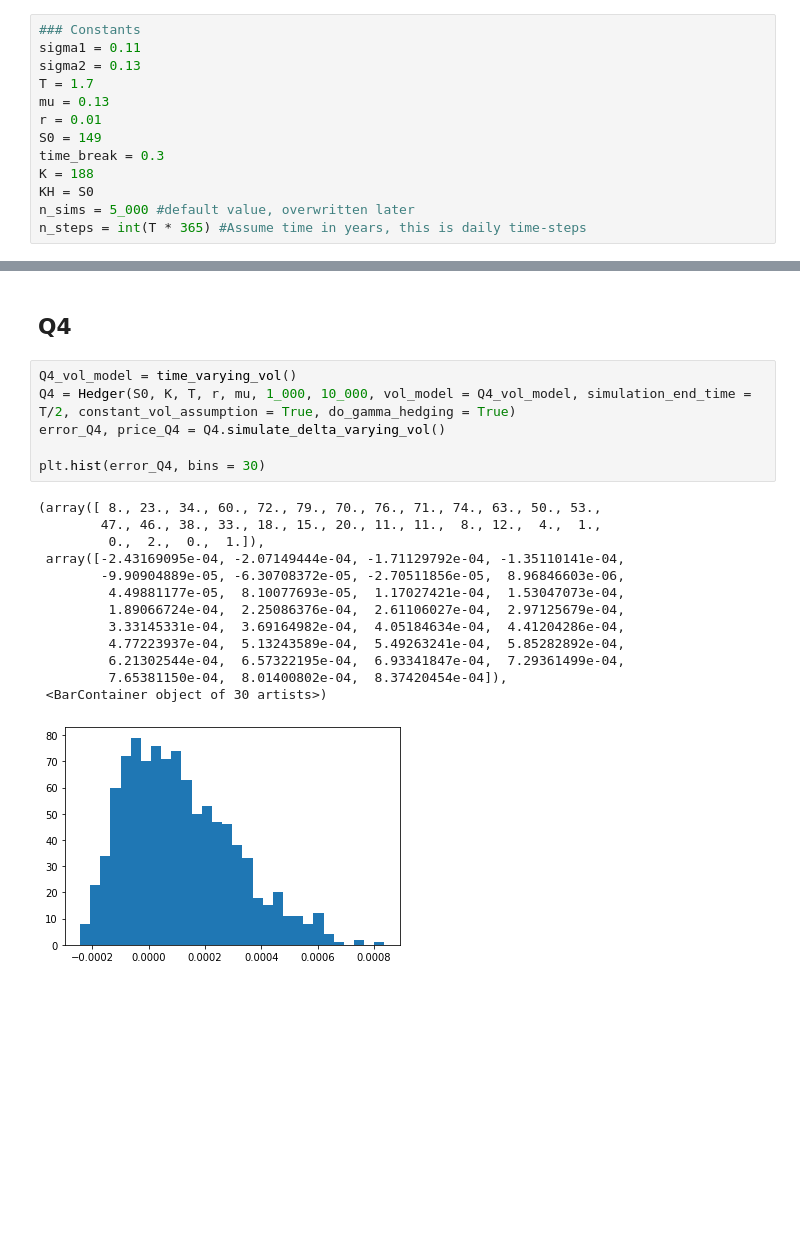
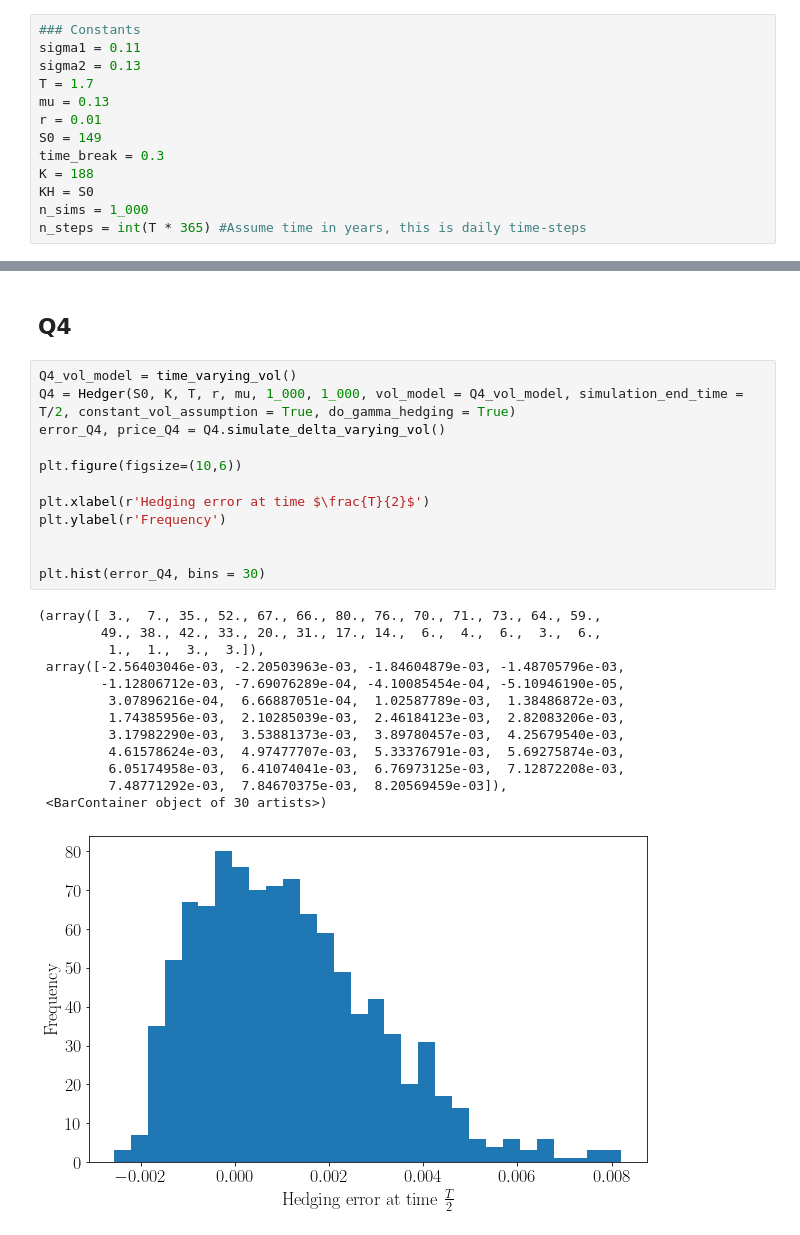
Before and after one commit to Jamjam1729/Masters_Coursework, a Jupyter notebook: notebook.ipynb, the cells around one changed output, grey strips where cells are left out. Drawn from its saved outputs; the diff is of its cells as text; blank space fills up the shorter version.

```diff
--- a/notebook.ipynb
+++ b/notebook.ipynb
@@ -18,7 +25,7 @@ S0 = 149
 time_break = 0.3
 K = 188
 KH = S0
-n_sims = 5_000 #default value, overwritten later
+n_sims = 1_000
 n_steps = int(T * 365) #Assume time in years, this is daily time-steps
 # %%
 ### Helper Functions
@@ -381,22 +349,28 @@ plt.hist(error_Q3, bins = 30)
 ## Q4
 # %%
 Q4_vol_model = time_varying_vol()
-Q4 = Hedger(S0, K, T, r, mu, 1_000, 10_000, vol_model = Q4_vol_model, simulation_end_time = T/2, constant_vol_assumption = True, do_gamma_hedging = True)
+Q4 = Hedger(S0, K, T, r, mu, 1_000, 1_000, vol_model = Q4_vol_model, simulation_end_time = T/2, constant_vol_assumption = True, do_gamma_hedging = True)
 error_Q4, price_Q4 = Q4.simulate_delta_varying_vol()
 
+plt.figure(figsize=(10,6))
+
+plt.xlabel(r'Hedging error at time $\frac{T}{2}$')
+plt.ylabel(r'Frequency')
+
+
 plt.hist(error_Q4, bins = 30)
 # %% [output]
-(array([ 8., 23., 34., 60., 72., 79., 70., 76., 71., 74., 63., 50., 53.,
-        47., 46., 38., 33., 18., 15., 20., 11., 11.,  8., 12.,  4.,  1.,
-         0.,  2.,  0.,  1.]),
- array([-2.43169095e-04, -2.07149444e-04, -1.71129792e-04, -1.35110141e-04,
-        -9.90904889e-05, -6.30708372e-05, -2.70511856e-05,  8.96846603e-06,
-         4.49881177e-05,  8.10077693e-05,  1.17027421e-04,  1.53047073e-04,
-         1.89066724e-04,  2.25086376e-04,  2.61106027e-04,  2.97125679e-04,
-         3.33145331e-04,  3.69164982e-04,  4.05184634e-04,  4.41204286e-04,
-         4.77223937e-04,  5.13243589e-04,  5.49263241e-04,  5.85282892e-04,
-         6.21302544e-04,  6.57322195e-04,  6.93341847e-04,  7.29361499e-04,
-         7.65381150e-04,  8.01400802e-04,  8.37420454e-04]),
+(array([ 3.,  7., 35., 52., 67., 66., 80., 76., 70., 71., 73., 64., 59.,
+        49., 38., 42., 33., 20., 31., 17., 14.,  6.,  4.,  6.,  3.,  6.,
+         1.,  1.,  3.,  3.]),
+ array([-2.56403046e-03, -2.20503963e-03, -1.84604879e-03, -1.48705796e-03,
+        -1.12806712e-03, -7.69076289e-04, -4.10085454e-04, -5.10946190e-05,
+         3.07896216e-04,  6.66887051e-04,  1.02587789e-03,  1.38486872e-03,
+         1.74385956e-03,  2.10285039e-03,  2.46184123e-03,  2.82083206e-03,
+         3.17982290e-03,  3.53881373e-03,  3.89780457e-03,  4.25679540e-03,
+         4.61578624e-03,  4.97477707e-03,  5.33376791e-03,  5.69275874e-03,
+         6.05174958e-03,  6.41074041e-03,  6.76973125e-03,  7.12872208e-03,
+         7.48771292e-03,  7.84670375e-03,  8.20569459e-03]),
  <BarContainer object of 30 artists>)
-[figure, old version]
+[figure, new version]
 # %%
```
Also changed, not shown: parts of 15 cells of this notebook, 3 other files.
